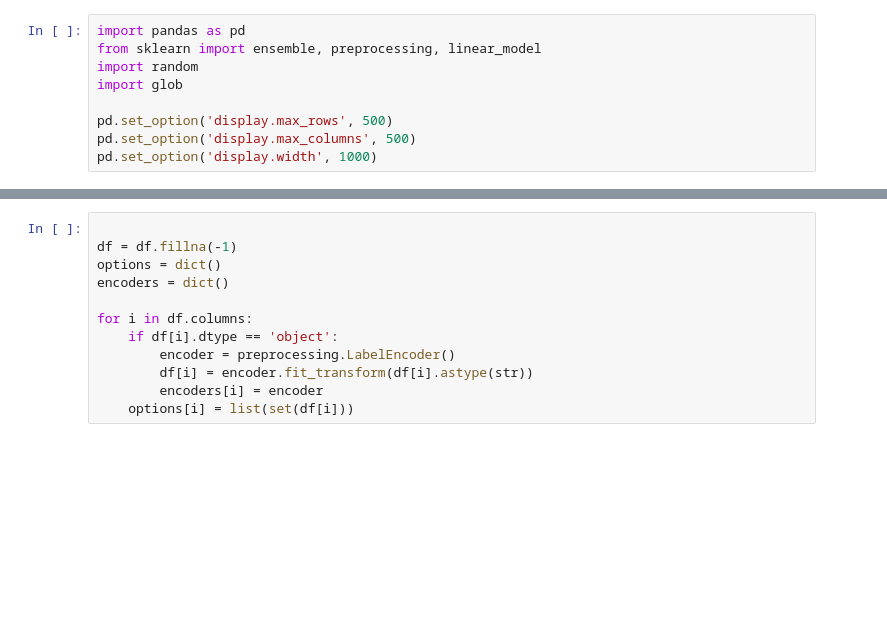
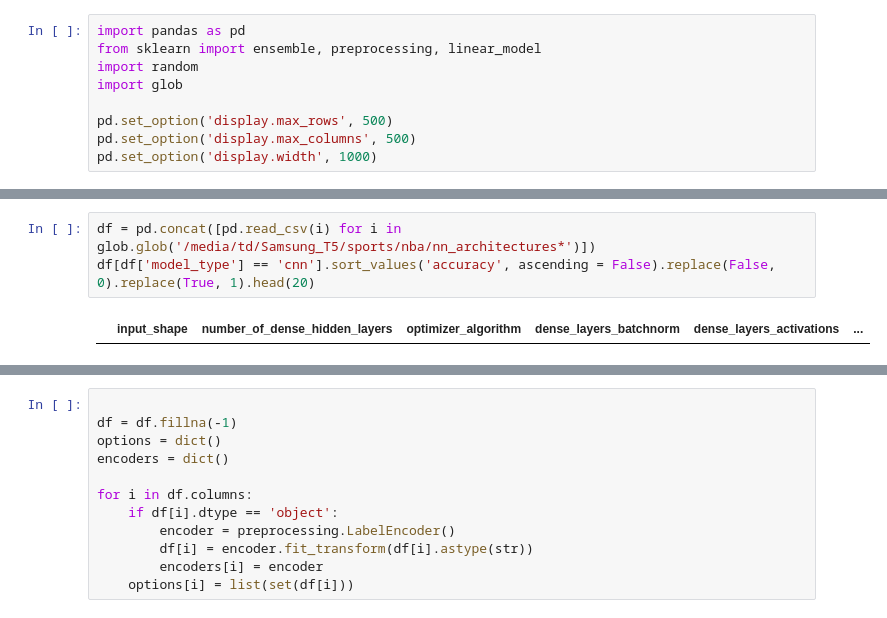
Before and after one commit to tristan00/sports_predictor, a Jupyter notebook: nba/nn_tracking.ipynb, the cells around one changed output, grey strips where cells are left out. Cells and saved outputs as stored; diff of their text form; blank space fills up the shorter version.

```diff
--- a/nba/nn_tracking.ipynb
+++ b/nba/nn_tracking.ipynb
@@ -23,0 +20,5 @@ df.sort_values('accuracy', ascending = False).replace(False, 0).replace(True, 1)
+# %%
+df = pd.concat([pd.read_csv(i) for i in glob.glob('/media/td/Samsung_T5/sports/nba/nn_architectures*')])
+df[df['model_type'] == 'cnn'].sort_values('accuracy', ascending = False).replace(False, 0).replace(True, 1).head(20)
+# %% [output]
+|  | input_shape | number_of_dense_hidden_layers | optimizer_algorithm | dense_layers_batchnorm | dense_layers_activations | ... |
```
Also changed, not shown: parts of 3 cells of this notebook, 1 other file.
